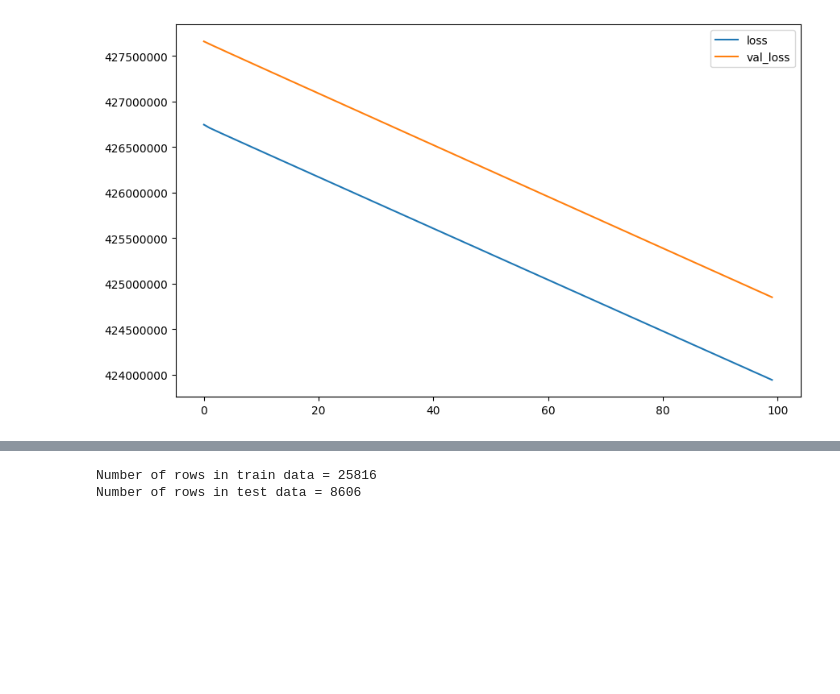
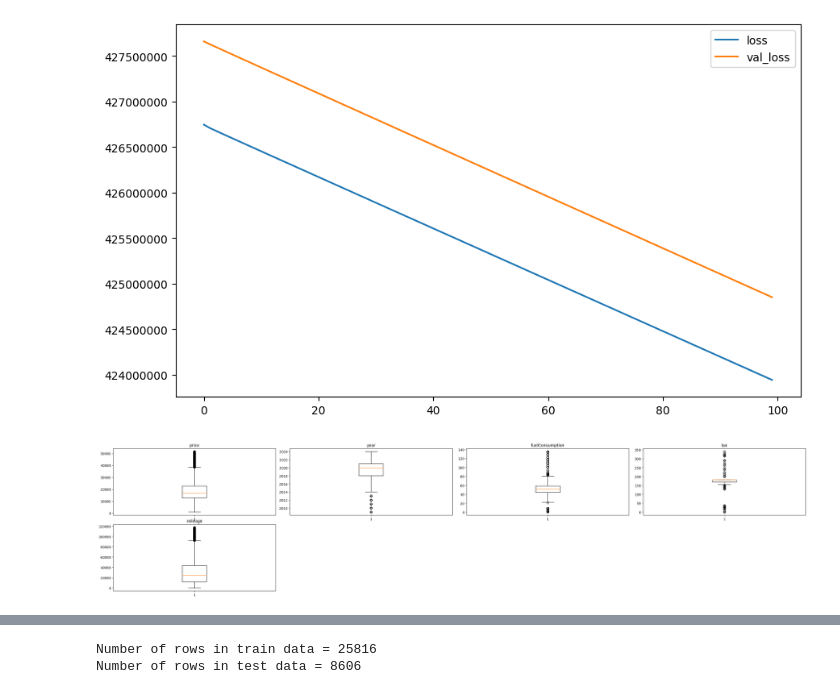
Before and after one commit to aykansandal/MDAProjekt, a Jupyter notebook: scrape.ipynb, the cells around one changed output, grey strips where cells are left out. Cells and saved outputs as stored; diff of their text form; code cells hidden in the pictures; blank space fills up the shorter version.

```diff
--- a/scrape.ipynb
+++ b/scrape.ipynb
@@ -998,0 +1073,11 @@ plt.legend()
+# %%
+plt.figure(figsize=(30, 16))
+for i, var in enumerate(df.select_dtypes(include=np.number).columns.tolist()):
+    plt.subplot(5, 4, i + 1)
+    plt.boxplot(df[var], whis=1.5)
+    plt.tight_layout()
+    plt.title(var)
+
+plt.show()
+# %% [output]
+[figure, added]
```
Also changed, not shown: parts of 13 cells of this notebook.
